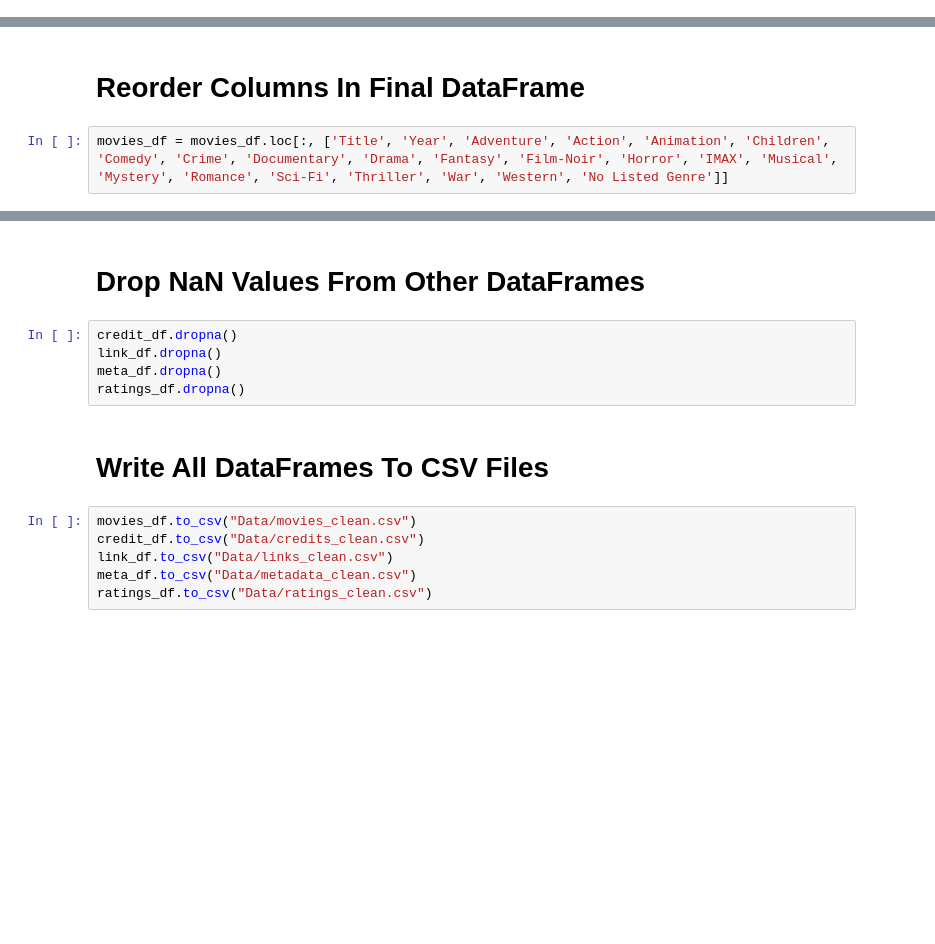
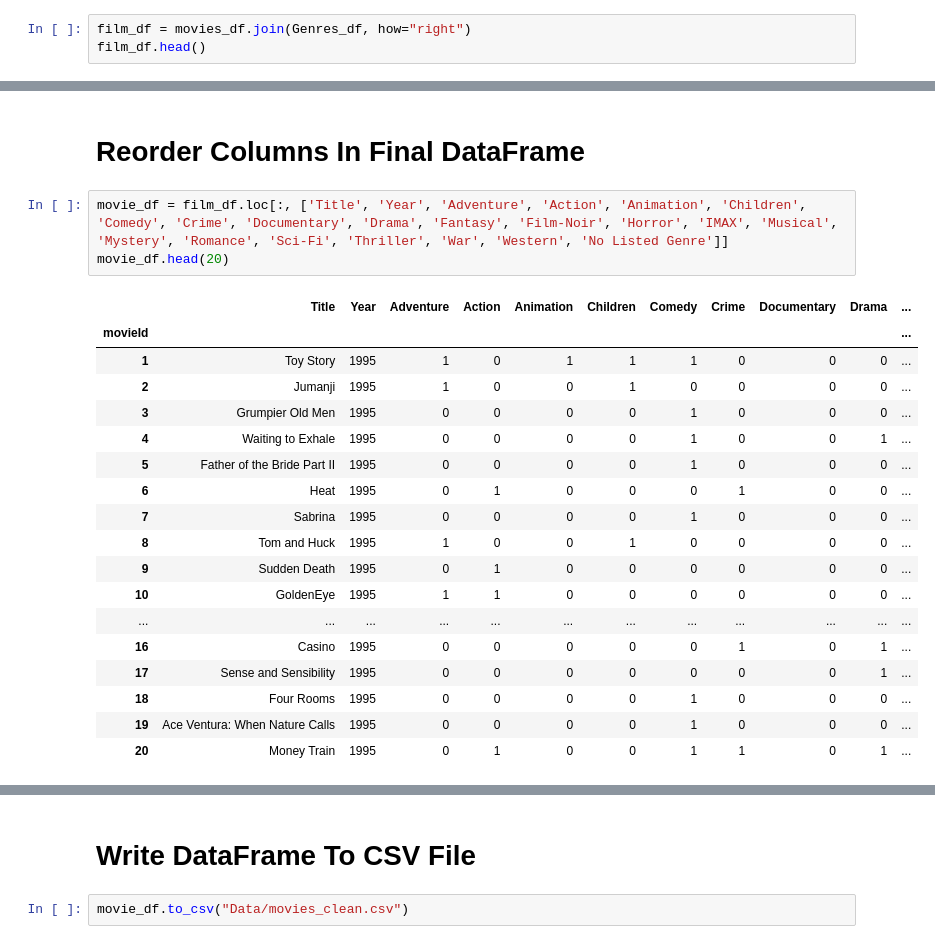
Before and after one commit to HelyxM/Final-Project, a Jupyter notebook: Data_Cleaning.ipynb, the cells around one changed output, grey strips where cells are left out. Saved outputs shown, nothing was run; the diff lists cells and outputs as text; blank space fills up the shorter version.

```diff
--- a/Data_Cleaning.ipynb
+++ b/Data_Cleaning.ipynb
@@ -287,0 +236,3 @@ genre_split(movies_df["genres"])
+# %%
+film_df = movies_df.join(Genres_df, how="right")
+film_df.head()
@@ -288,5 +248,24 @@ genre_split(movies_df["genres"])
 # %% [markdown]
 # Reorder Columns In Final DataFrame
 # %%
-movies_df = movies_df.loc[:, ['Title', 'Year', 'Adventure', 'Action', 'Animation', 'Children', 'Comedy', 'Crime', 'Documentary', 'Drama', 'Fantasy', 'Film-Noir', 'Horror', 'IMAX', 'Musical', 'Mystery', 'Romance', 'Sci-Fi', 'Thriller', 'War', 'Western', 'No Listed Genre']]
+movie_df = film_df.loc[:, ['Title', 'Year', 'Adventure', 'Action', 'Animation', 'Children', 'Comedy', 'Crime', 'Documentary', 'Drama', 'Fantasy', 'Film-Noir', 'Horror', 'IMAX', 'Musical', 'Mystery', 'Romance', 'Sci-Fi', 'Thriller', 'War', 'Western', 'No Listed Genre']]
+movie_df.head(20)
 # %% [output]
+|  | Title | Year | Adventure | Action | Animation | Children | Comedy | Crime | Documentary | Drama | ... |
+| movieId |  |  |  |  |  |  |  |  |  |  | ... |
+| 1 | Toy Story | 1995 | 1 | 0 | 1 | 1 | 1 | 0 | 0 | 0 | ... |
+| 2 | Jumanji | 1995 | 1 | 0 | 0 | 1 | 0 | 0 | 0 | 0 | ... |
+| 3 | Grumpier Old Men | 1995 | 0 | 0 | 0 | 0 | 1 | 0 | 0 | 0 | ... |
+| 4 | Waiting to Exhale | 1995 | 0 | 0 | 0 | 0 | 1 | 0 | 0 | 1 | ... |
+| 5 | Father of the Bride Part II | 1995 | 0 | 0 | 0 | 0 | 1 | 0 | 0 | 0 | ... |
+| 6 | Heat | 1995 | 0 | 1 | 0 | 0 | 0 | 1 | 0 | 0 | ... |
+| 7 | Sabrina | 1995 | 0 | 0 | 0 | 0 | 1 | 0 | 0 | 0 | ... |
+| 8 | Tom and Huck | 1995 | 1 | 0 | 0 | 1 | 0 | 0 | 0 | 0 | ... |
+| 9 | Sudden Death | 1995 | 0 | 1 | 0 | 0 | 0 | 0 | 0 | 0 | ... |
+| 10 | GoldenEye | 1995 | 1 | 1 | 0 | 0 | 0 | 0 | 0 | 0 | ... |
+| ... | ... | ... | ... | ... | ... | ... | ... | ... | ... | ... | ... |
+| 16 | Casino | 1995 | 0 | 0 | 0 | 0 | 0 | 1 | 0 | 1 | ... |
+| 17 | Sense and Sensibility | 1995 | 0 | 0 | 0 | 0 | 0 | 0 | 0 | 1 | ... |
+| 18 | Four Rooms | 1995 | 0 | 0 | 0 | 0 | 1 | 0 | 0 | 0 | ... |
+| 19 | Ace Ventura: When Nature Calls | 1995 | 0 | 0 | 0 | 0 | 1 | 0 | 0 | 0 | ... |
+| 20 | Money Train | 1995 | 0 | 1 | 0 | 0 | 1 | 1 | 0 | 1 | ... |
@@ -294,15 +273,4 @@ SyntaxError: invalid syntax (Temp/ipykernel_15144/1330765265.py, line 1)
-# %% [markdown]
-# Drop NaN Values From Other DataFrames
-# %%
-credit_df.dropna()
-link_df.dropna()
-meta_df.dropna()
-ratings_df.dropna()
 # %% [markdown]
-# Write All DataFrames To CSV Files
+# Write DataFrame To CSV File
 # %%
-movies_df.to_csv("Data/movies_clean.csv")
-credit_df.to_csv("Data/credits_clean.csv")
-link_df.to_csv("Data/links_clean.csv")
-meta_df.to_csv("Data/metadata_clean.csv")
-ratings_df.to_csv("Data/ratings_clean.csv")
+movie_df.to_csv("Data/movies_clean.csv")
```
Also changed, not shown: parts of 12 cells of this notebook.
